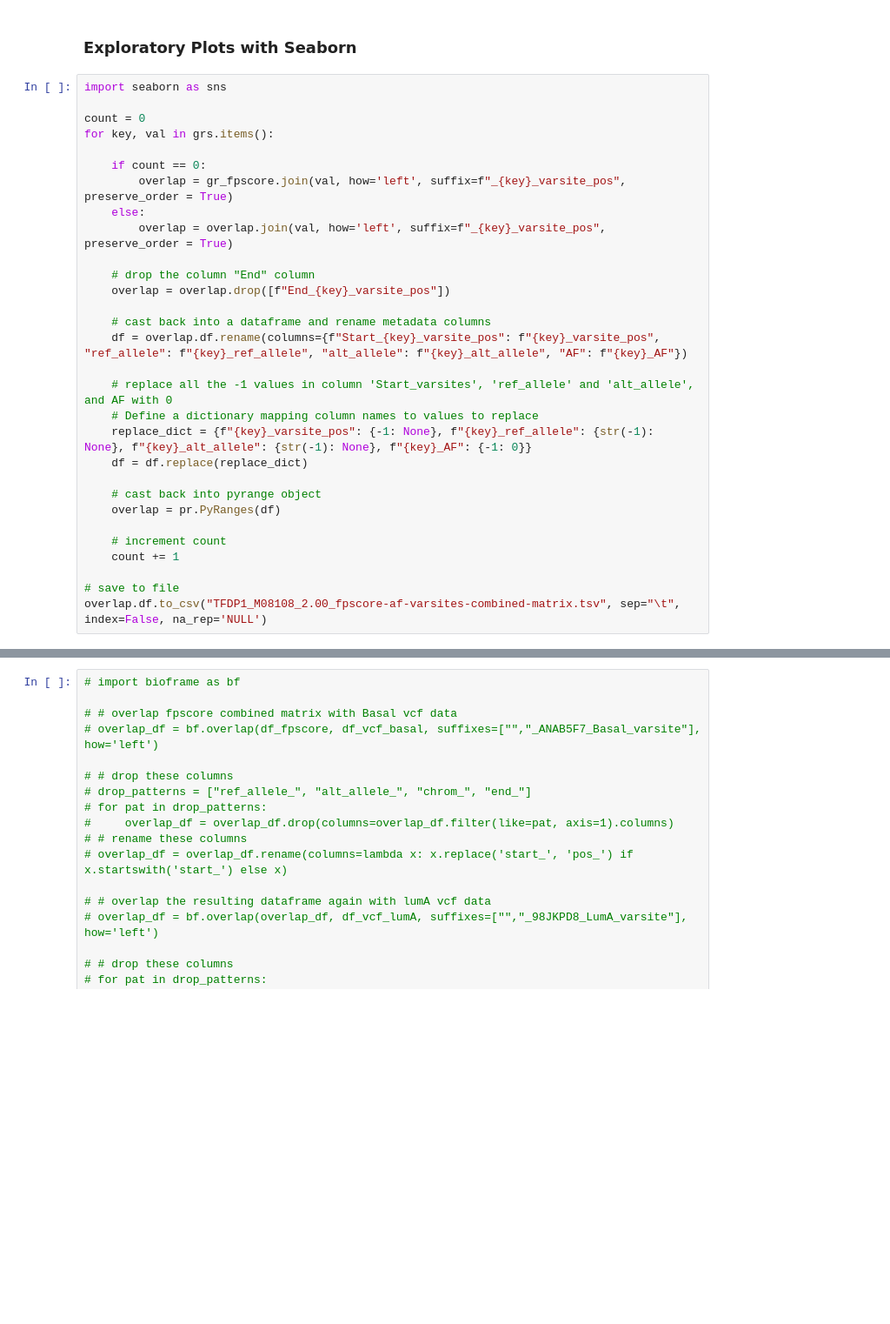
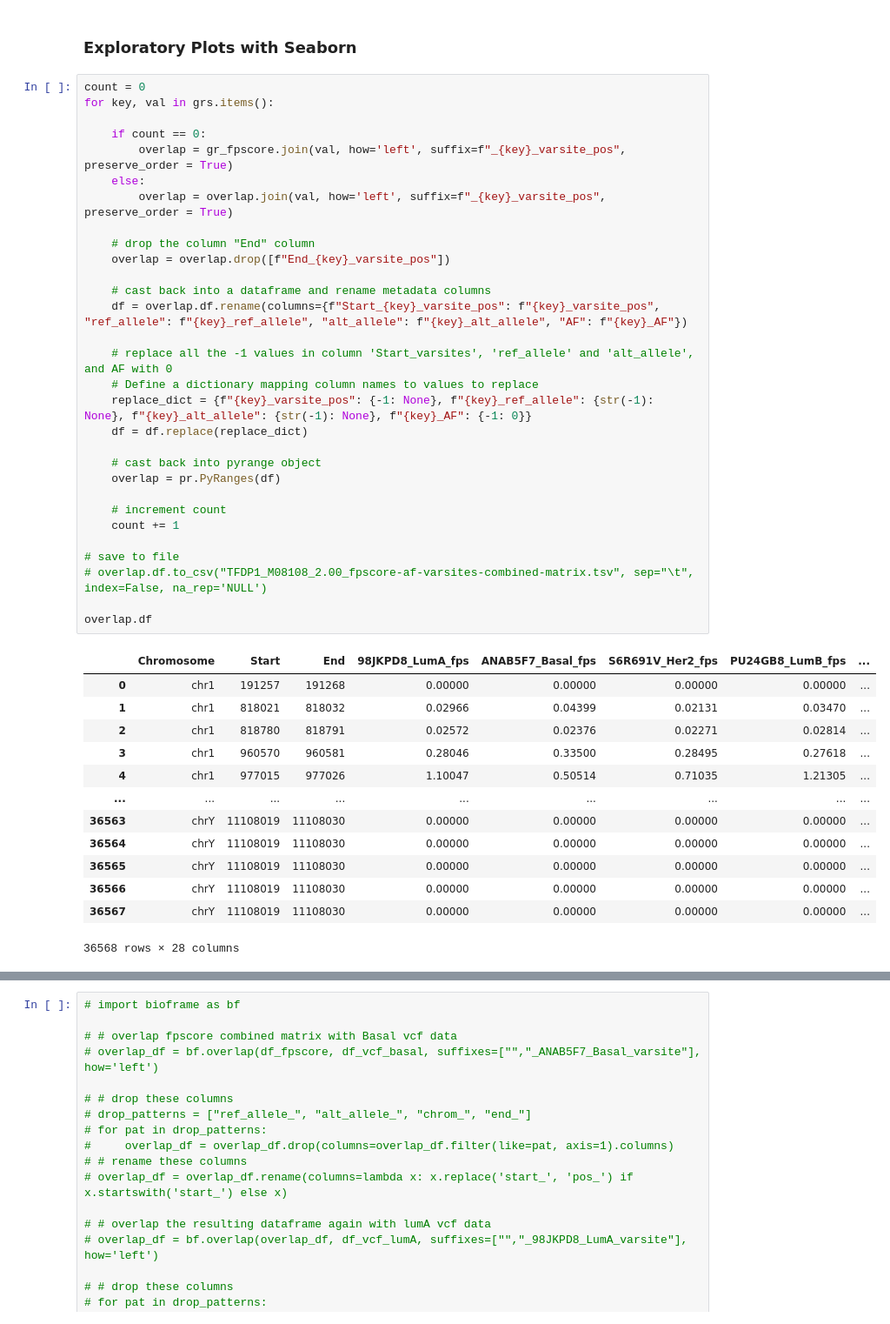
Before and after one commit to sufyazi/variant-calling-analysis, a Jupyter notebook: polars_processing/variant-freq-analysis.ipynb, the cells around one changed output, grey strips where cells are left out. Shown at 87% size. Saved outputs shown, nothing was run; the diff lists cells and outputs as text; blank space fills up the shorter version.

```diff
--- a/polars_processing/variant-freq-analysis.ipynb
+++ b/polars_processing/variant-freq-analysis.ipynb
@@ -135,32 +132,46 @@ For printing, the PyRanges was sorted on Chromosome.
 # %% [markdown]
 ### Exploratory Plots with Seaborn
 # %%
-import seaborn as sns
-
 count = 0
 for key, val in grs.items():
 
     if count == 0:
         overlap = gr_fpscore.join(val, how='left', suffix=f"_{key}_varsite_pos", preserve_order = True)
     else:
         overlap = overlap.join(val, how='left', suffix=f"_{key}_varsite_pos", preserve_order = True)
 
     # drop the column "End" column
     overlap = overlap.drop([f"End_{key}_varsite_pos"])
 
     # cast back into a dataframe and rename metadata columns
     df = overlap.df.rename(columns={f"Start_{key}_varsite_pos": f"{key}_varsite_pos", "ref_allele": f"{key}_ref_allele", "alt_allele": f"{key}_alt_allele", "AF": f"{key}_AF"})
 
     # replace all the -1 values in column 'Start_varsites', 'ref_allele' and 'alt_allele', and AF with 0
     # Define a dictionary mapping column names to values to replace
     replace_dict = {f"{key}_varsite_pos": {-1: None}, f"{key}_ref_allele": {str(-1): None}, f"{key}_alt_allele": {str(-1): None}, f"{key}_AF": {-1: 0}}
     df = df.replace(replace_dict)
 
     # cast back into pyrange object
     overlap = pr.PyRanges(df)
 
     # increment count
     count += 1
 
 # save to file
-overlap.df.to_csv("TFDP1_M08108_2.00_fpscore-af-varsites-combined-matrix.tsv", sep="\t", index=False, na_rep='NULL')
+# overlap.df.to_csv("TFDP1_M08108_2.00_fpscore-af-varsites-combined-matrix.tsv", sep="\t", index=False, na_rep='NULL')
+
+overlap.df
+# %% [output]
+|  | Chromosome | Start | End | 98JKPD8_LumA_fps | ANAB5F7_Basal_fps | S6R691V_Her2_fps | PU24GB8_LumB_fps | ... |
+| 0 | chr1 | 191257 | 191268 | 0.00000 | 0.00000 | 0.00000 | 0.00000 | ... |
+| 1 | chr1 | 818021 | 818032 | 0.02966 | 0.04399 | 0.02131 | 0.03470 | ... |
+| 2 | chr1 | 818780 | 818791 | 0.02572 | 0.02376 | 0.02271 | 0.02814 | ... |
+| 3 | chr1 | 960570 | 960581 | 0.28046 | 0.33500 | 0.28495 | 0.27618 | ... |
+| 4 | chr1 | 977015 | 977026 | 1.10047 | 0.50514 | 0.71035 | 1.21305 | ... |
+| ... | ... | ... | ... | ... | ... | ... | ... | ... |
+| 36563 | chrY | 11108019 | 11108030 | 0.00000 | 0.00000 | 0.00000 | 0.00000 | ... |
+| 36564 | chrY | 11108019 | 11108030 | 0.00000 | 0.00000 | 0.00000 | 0.00000 | ... |
+| 36565 | chrY | 11108019 | 11108030 | 0.00000 | 0.00000 | 0.00000 | 0.00000 | ... |
+| 36566 | chrY | 11108019 | 11108030 | 0.00000 | 0.00000 | 0.00000 | 0.00000 | ... |
+| 36567 | chrY | 11108019 | 11108030 | 0.00000 | 0.00000 | 0.00000 | 0.00000 | ... |
+36568 rows × 28 columns
```
Also changed, not shown: parts of 6 cells of this notebook, 1 other file.
